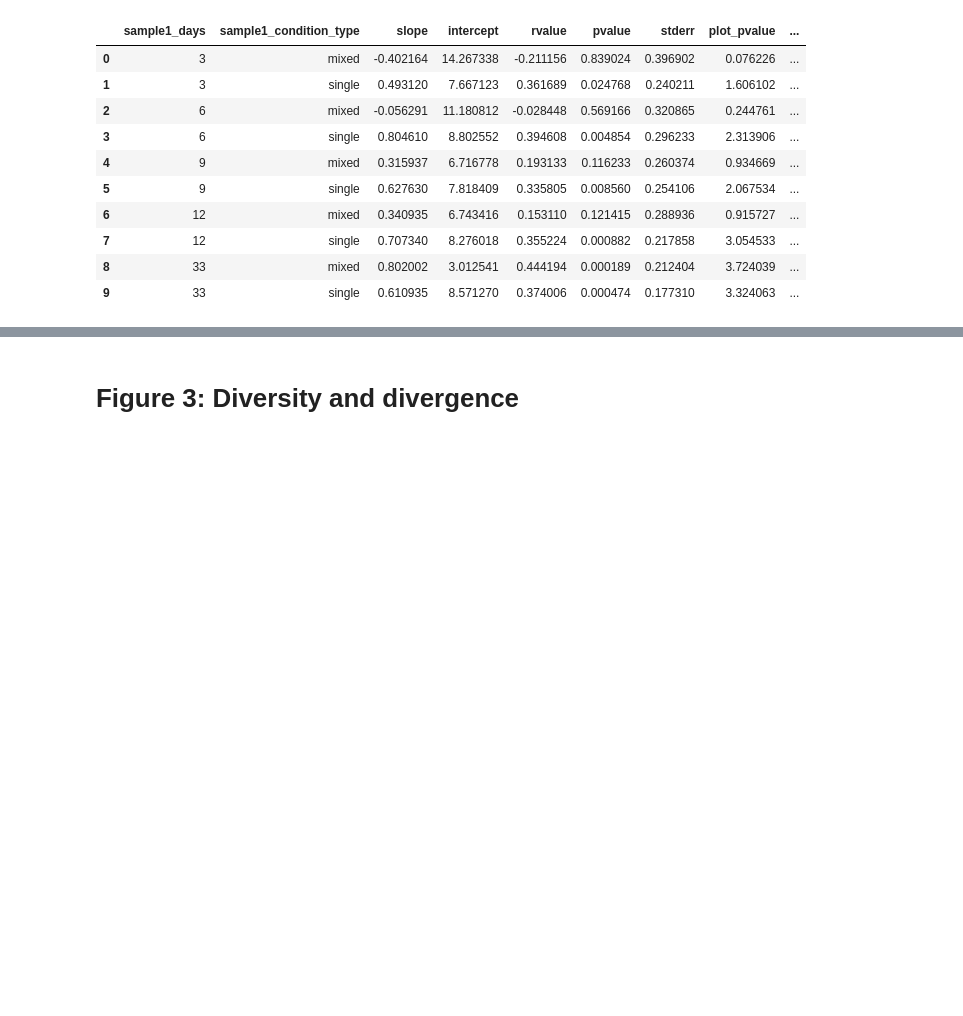
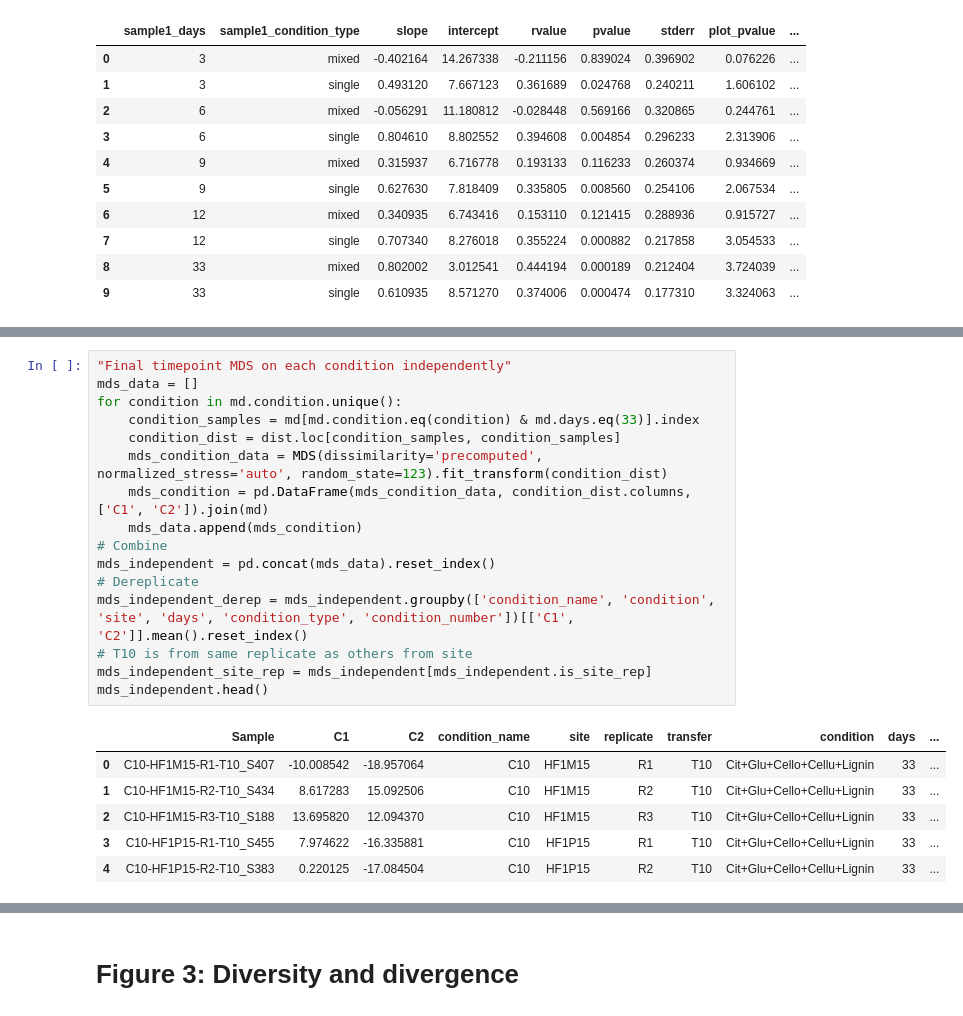
Before and after one commit to segrelab/MetabolicComplexityDivergence, a Jupyter notebook: env_complexity_publication_figures.ipynb, the cells around one changed output, grey strips where cells are left out. Cells and saved outputs as stored; diff of their text form; blank space fills up the shorter version.

```diff
--- a/env_complexity_publication_figures.ipynb
+++ b/env_complexity_publication_figures.ipynb
@@ -471,0 +489,23 @@ linregress_stats_family
+# %%
+"Final timepoint MDS on each condition independently"
+mds_data = []
+for condition in md.condition.unique():
+    condition_samples = md[md.condition.eq(condition) & md.days.eq(33)].index
+    condition_dist = dist.loc[condition_samples, condition_samples]
+    mds_condition_data = MDS(dissimilarity='precomputed', normalized_stress='auto', random_state=123).fit_transform(condition_dist)
+    mds_condition = pd.DataFrame(mds_condition_data, condition_dist.columns, ['C1', 'C2']).join(md)
+    mds_data.append(mds_condition)
+# Combine
+mds_independent = pd.concat(mds_data).reset_index()
+# Dereplicate
+mds_independent_derep = mds_independent.groupby(['condition_name', 'condition', 'site', 'days', 'condition_type', 'condition_number'])[['C1', 'C2']].mean().reset_index()
+# T10 is from same replicate as others from site
+mds_independent_site_rep = mds_independent[mds_independent.is_site_rep]
+mds_independent.head()
+# %% [output]
+|  | Sample | C1 | C2 | condition_name | site | replicate | transfer | condition | days | ... |
+| 0 | C10-HF1M15-R1-T10_S407 | -10.008542 | -18.957064 | C10 | HF1M15 | R1 | T10 | Cit+Glu+Cello+Cellu+Lignin | 33 | ... |
+| 1 | C10-HF1M15-R2-T10_S434 | 8.617283 | 15.092506 | C10 | HF1M15 | R2 | T10 | Cit+Glu+Cello+Cellu+Lignin | 33 | ... |
+| 2 | C10-HF1M15-R3-T10_S188 | 13.695820 | 12.094370 | C10 | HF1M15 | R3 | T10 | Cit+Glu+Cello+Cellu+Lignin | 33 | ... |
+| 3 | C10-HF1P15-R1-T10_S455 | 7.974622 | -16.335881 | C10 | HF1P15 | R1 | T10 | Cit+Glu+Cello+Cellu+Lignin | 33 | ... |
+| 4 | C10-HF1P15-R2-T10_S383 | 0.220125 | -17.084504 | C10 | HF1P15 | R2 | T10 | Cit+Glu+Cello+Cellu+Lignin | 33 | ... |
```
Also changed, not shown: parts of 3 cells of this notebook.
